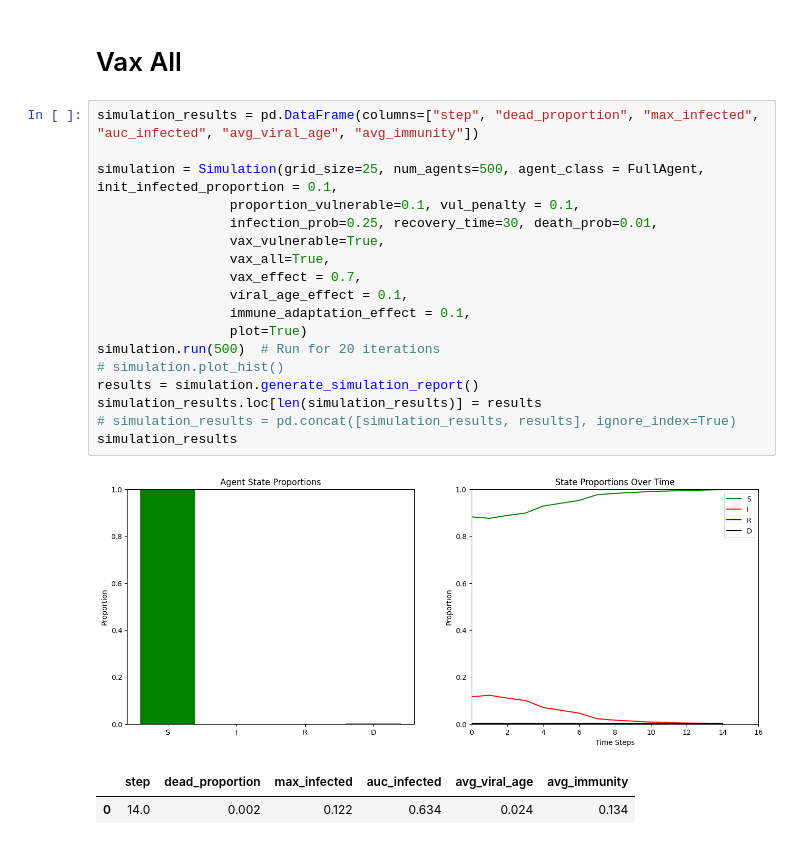
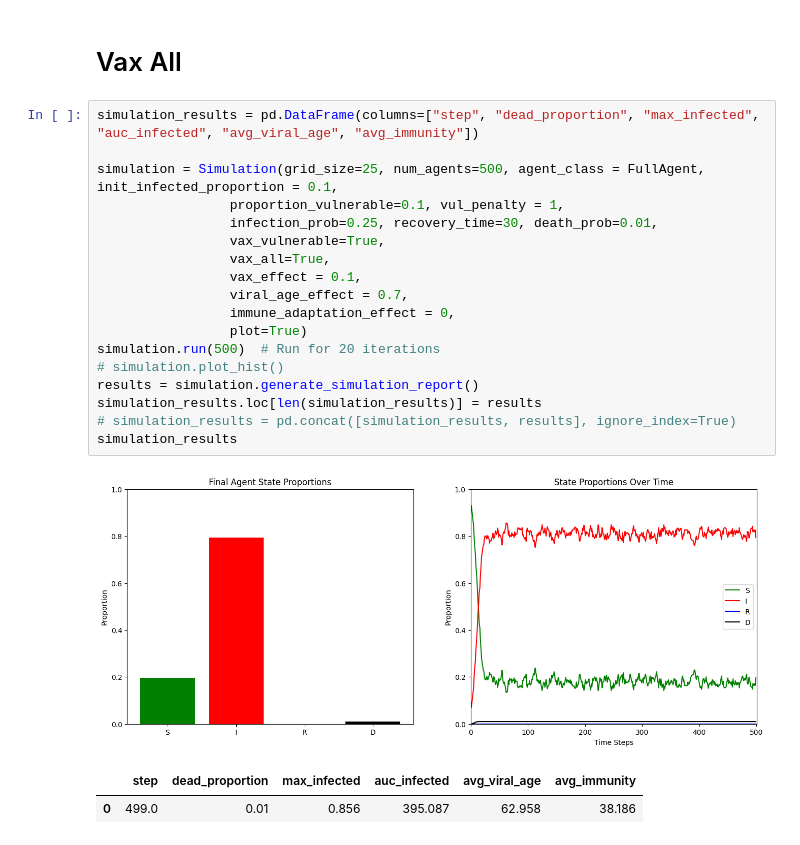
Before and after one commit to IgnacioOQ/vaccine_ethics, a Jupyter notebook: sanity_check.ipynb, the cells around one changed output. Drawn from its saved outputs; the diff is of its cells as text.

```diff
--- a/sanity_check.ipynb
+++ b/sanity_check.ipynb
@@ -140,22 +124,22 @@ simulation_results
 # %%
 simulation_results = pd.DataFrame(columns=["step", "dead_proportion", "max_infected", "auc_infected", "avg_viral_age", "avg_immunity"])
 
 simulation = Simulation(grid_size=25, num_agents=500, agent_class = FullAgent, init_infected_proportion = 0.1,
-                 proportion_vulnerable=0.1, vul_penalty = 0.1,
+                 proportion_vulnerable=0.1, vul_penalty = 1,
                  infection_prob=0.25, recovery_time=30, death_prob=0.01,
                  vax_vulnerable=True,
                  vax_all=True,
-                 vax_effect = 0.7,
-                 viral_age_effect = 0.1,
-                 immune_adaptation_effect = 0.1,
+                 vax_effect = 0.1,
+                 viral_age_effect = 0.7,
+                 immune_adaptation_effect = 0,
                  plot=True)
 simulation.run(500)  # Run for 20 iterations
 # simulation.plot_hist()
 results = simulation.generate_simulation_report()
 simulation_results.loc[len(simulation_results)] = results
 # simulation_results = pd.concat([simulation_results, results], ignore_index=True)
 simulation_results
 # %% [output]
-[figure, old version]
+[figure, new version]
 |  | step | dead_proportion | max_infected | auc_infected | avg_viral_age | avg_immunity |
-| 0 | 14.0 | 0.002 | 0.122 | 0.634 | 0.024 | 0.134 |
+| 0 | 499.0 | 0.01 | 0.856 | 395.087 | 62.958 | 38.186 |
```
Also changed, not shown: parts of 5 cells of this notebook.
